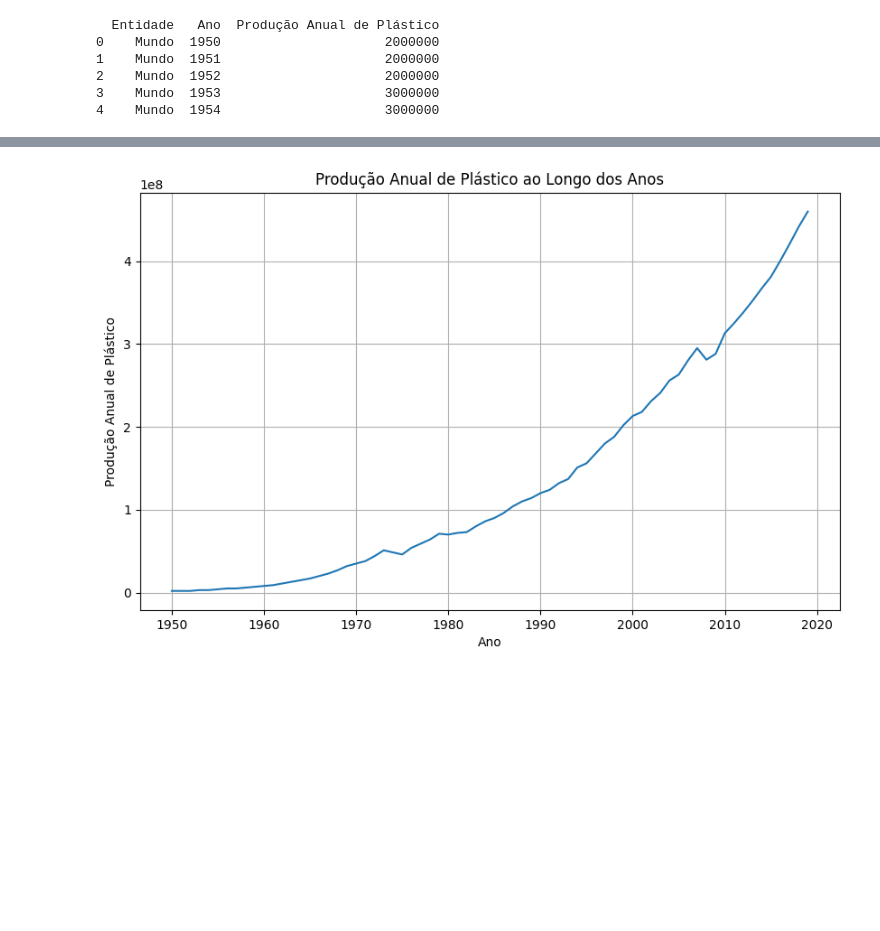
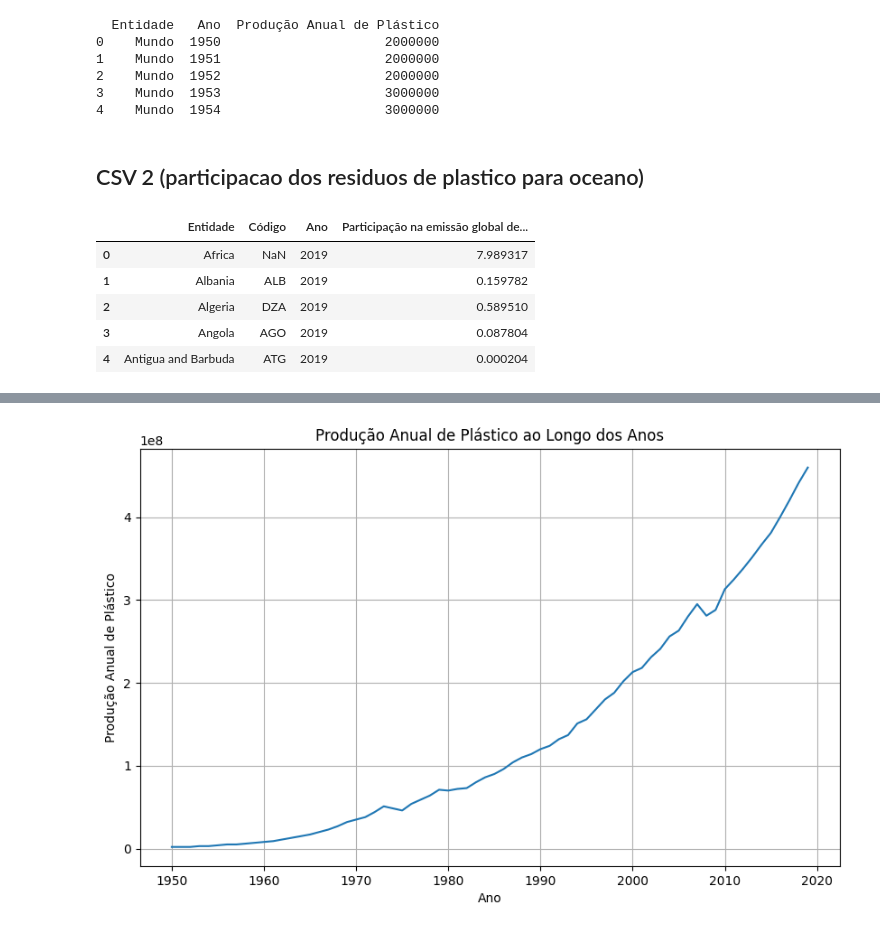
Before and after one commit to RVidaDev/GsIA, a Jupyter notebook: note.ipynb, the cells around one changed output, grey strips where cells are left out. Drawn from its saved outputs; the diff is of its cells as text; code cells hidden in the pictures; blank space fills up the shorter version.

```diff
--- a/note.ipynb
+++ b/note.ipynb
@@ -50,0 +52,11 @@ df_producao = df_producao.drop_duplicates()
+# %% [markdown]
+## CSV 2 (participacao dos residuos de plastico para oceano)
+# %%
+df_residuo.head()
+# %% [output]
+|  | Entidade | Código | Ano | Participação na emissão global de... |
+| 0 | Africa | NaN | 2019 | 7.989317 |
+| 1 | Albania | ALB | 2019 | 0.159782 |
+| 2 | Algeria | DZA | 2019 | 0.589510 |
+| 3 | Angola | AGO | 2019 | 0.087804 |
+| 4 | Antigua and Barbuda | ATG | 2019 | 0.000204 |
```
Also changed, not shown: parts of 7 cells of this notebook.
